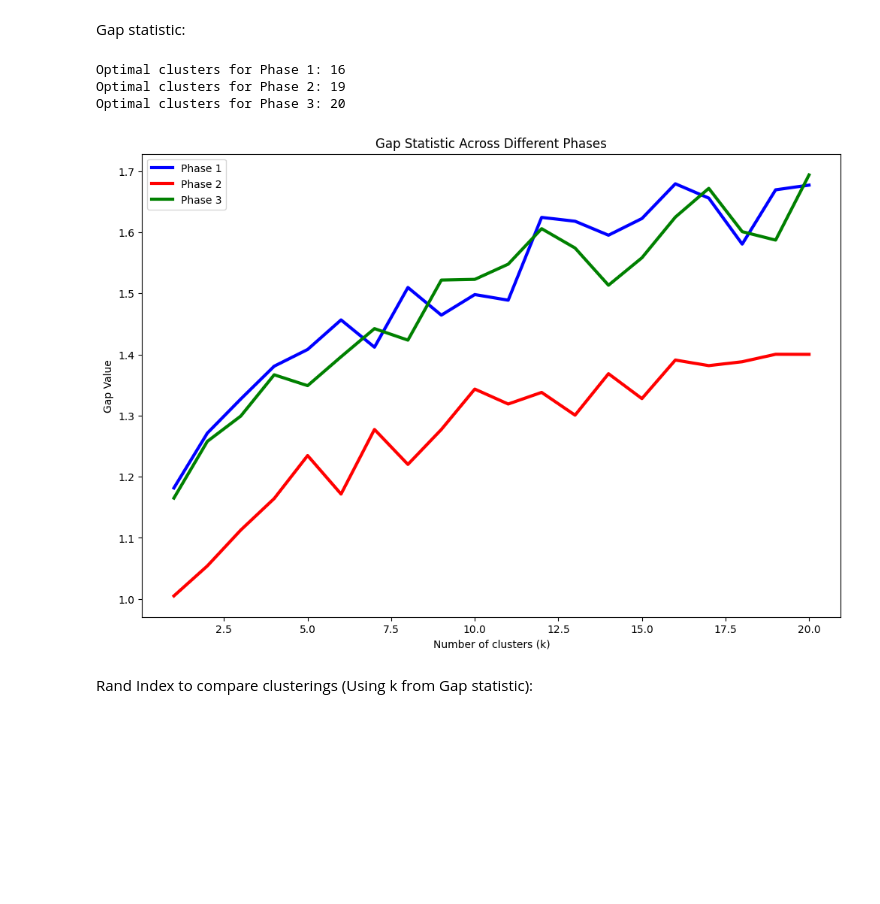
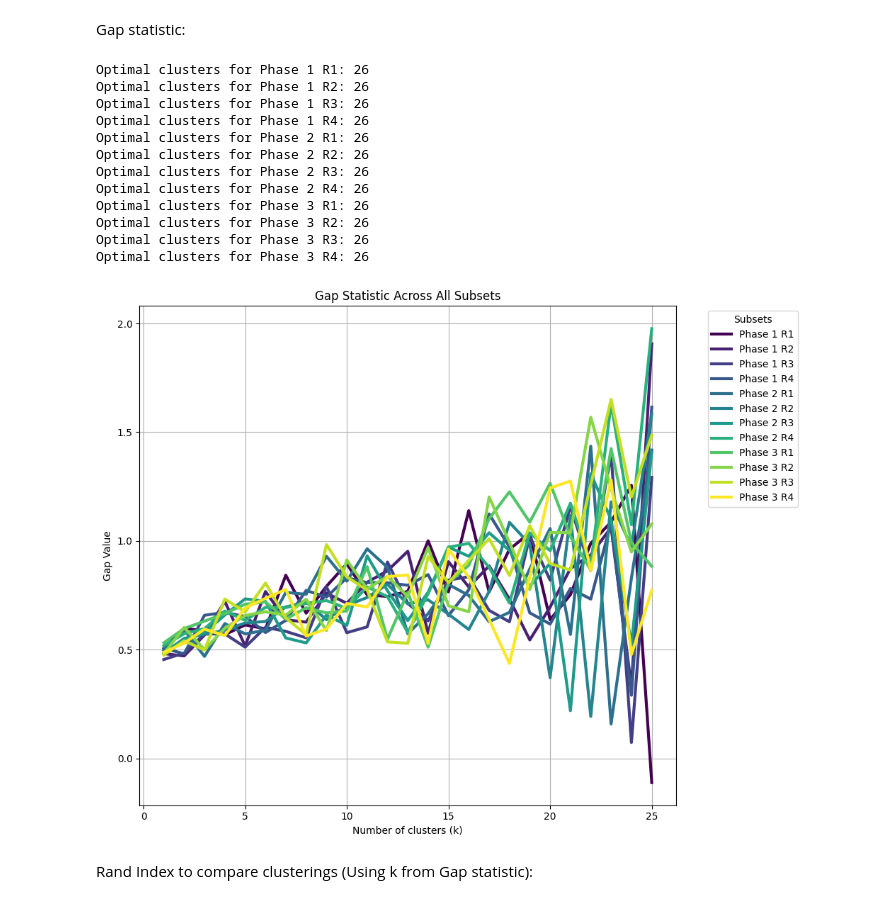
Before and after one commit to lukyrasocha/emo-stress, a Jupyter notebook: main.ipynb, the cells around one changed output. Saved outputs shown, nothing was run; the diff lists cells and outputs as text; code cells hidden in the pictures; blank space fills up the shorter version.

```diff
--- a/main.ipynb
+++ b/main.ipynb
@@ -176,0 +153,16 @@ data.loc[data['Phase'] == 3, 'Cluster'] = kmeans.labels_
+# %%
+
+features = ['HR_TD_Mean', 'TEMP_TD_Mean']
+# %%
+X_phase1_r1 = data[(data["Phase"] == 1) & (data["Round"].isin([1]))][features]
+X_phase1_r2 = data[(data["Phase"] == 1) & (data["Round"].isin([2]))][features]
+X_phase1_r3 = data[(data["Phase"] == 1) & (data["Round"].isin([3]))][features]
+X_phase1_r4 = data[(data["Phase"] == 1) & (data["Round"].isin([4]))][features]
+X_phase2_r1 = data[(data["Phase"] == 2) & (data["Round"].isin([1]))][features]
+X_phase2_r2 = data[(data["Phase"] == 2) & (data["Round"].isin([2]))][features]
+X_phase2_r3 = data[(data["Phase"] == 2) & (data["Round"].isin([3]))][features]
+X_phase2_r4 = data[(data["Phase"] == 2) & (data["Round"].isin([4]))][features]
+X_phase3_r1 = data[(data["Phase"] == 3) & (data["Round"].isin([1]))][features]
+X_phase3_r2 = data[(data["Phase"] == 3) & (data["Round"].isin([2]))][features]
+X_phase3_r3 = data[(data["Phase"] == 3) & (data["Round"].isin([3]))][features]
+X_phase3_r4 = data[(data["Phase"] == 3) & (data["Round"].isin([4]))][features]
@@ -252,30 +294,51 @@ plt.show()
 # %% [markdown]
 Gap statistic:
 # %%
+# Define a function to calculate gap statistic for a data subset
 def compute_gap_statistic(data, max_k, title, plot_color):
     optimalK = OptimalK(n_jobs=-1, parallel_backend='joblib')
     n_clusters = optimalK(data, cluster_array=np.arange(1, max_k+1))
     print(f'Optimal clusters for {title}: {n_clusters}')
+    plt.plot(optimalK.gap_df['n_clusters'], optimalK.gap_df['gap_value'], linewidth=3, label=title, color=plot_color)
 
-    plt.plot(optimalK.gap_df['n_clusters'], optimalK.gap_df['gap_value'], linewidth=3, label=f'{title}', color=plot_color)
+# Max k value
+max_k = 26
 
+# Prepare the figure for plotting
+plt.figure(figsize=(12, 8))
 
-max_k = 20
+# Colors for each line
+colors = plt.cm.viridis(np.linspace(0, 1, len(data_subsets)))
 
-plt.figure(figsize=(12, 8))
-compute_gap_statistic(X_phase1, max_k, 'Phase 1', 'blue')
-compute_gap_statistic(X_phase2, max_k, 'Phase 2', 'red')
-compute_gap_statistic(X_phase3, max_k, 'Phase 3', 'green')
+# Calculate and plot gap statistic for each subset
+for i, data_subset in enumerate(data_subsets):
+    # Scale the data subset
 
+    # Calculate and plot gap statistic
+    compute_gap_statistic(scaled_data, max_k, subset_names[i], colors[i])
+
+# Add plot details
 plt.xlabel('Number of clusters (k)')
 plt.ylabel('Gap Value')
-plt.title('Gap Statistic Across Different Phases')
-plt.legend()
+plt.title('Gap Statistic Across All Subsets')
+plt.legend(title='Subsets', bbox_to_anchor=(1.05, 1), loc='upper left')
+plt.grid(True)
+plt.tight_layout(rect=[0,0,0.85,1])  # Adjust layout to make room for the legend
+
 plt.show()
 # %% [output]
-Optimal clusters for Phase 1: 16
-Optimal clusters for Phase 2: 19
-Optimal clusters for Phase 3: 20
+Optimal clusters for Phase 1 R1: 26
+Optimal clusters for Phase 1 R2: 26
+Optimal clusters for Phase 1 R3: 26
+Optimal clusters for Phase 1 R4: 26
+Optimal clusters for Phase 2 R1: 26
+Optimal clusters for Phase 2 R2: 26
+Optimal clusters for Phase 2 R3: 26
+Optimal clusters for Phase 2 R4: 26
+Optimal clusters for Phase 3 R1: 26
+Optimal clusters for Phase 3 R2: 26
+Optimal clusters for Phase 3 R3: 26
+Optimal clusters for Phase 3 R4: 26
-[figure, old version]
+[figure, new version]
 # %% [markdown]
 Rand Index to compare clusterings (Using k from Gap statistic):
```
Also changed, not shown: parts of 8 cells of this notebook.
